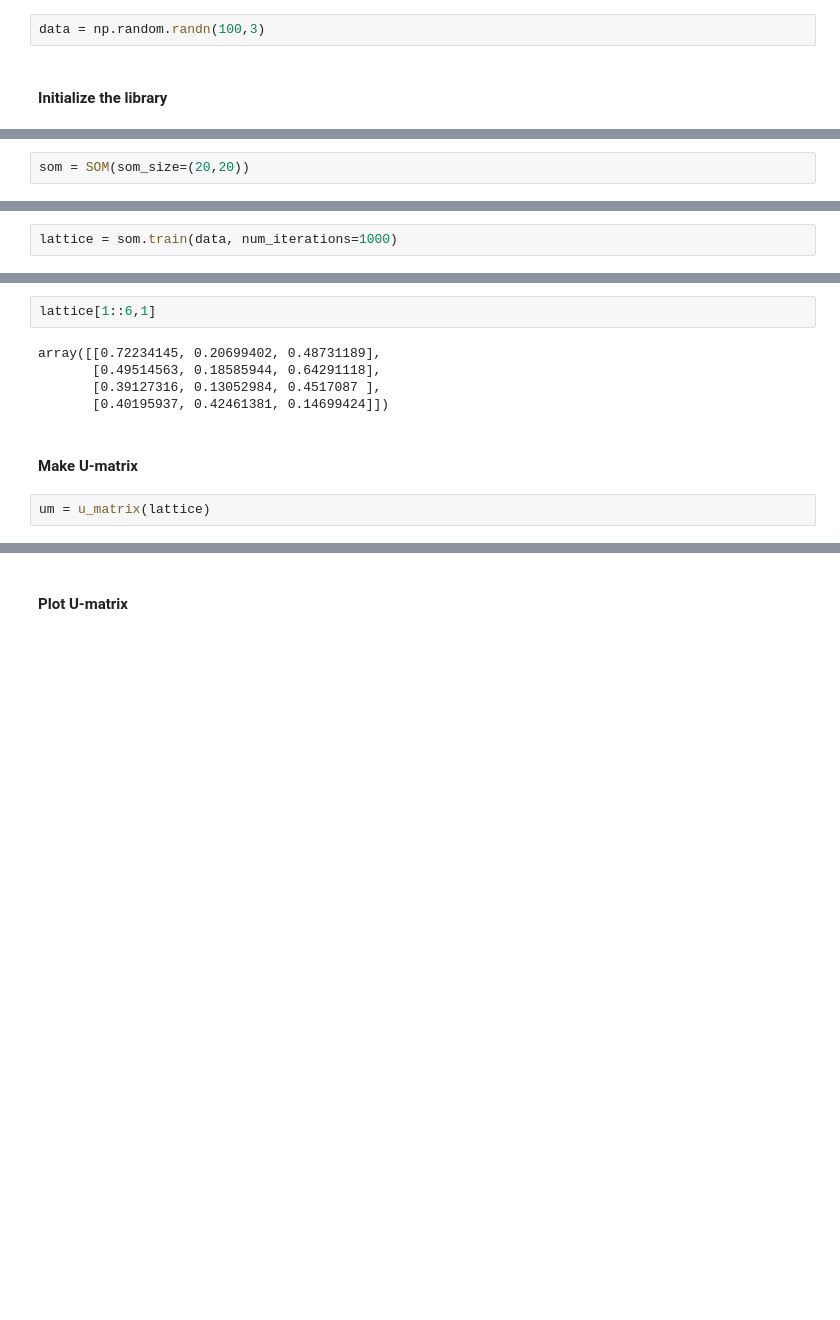
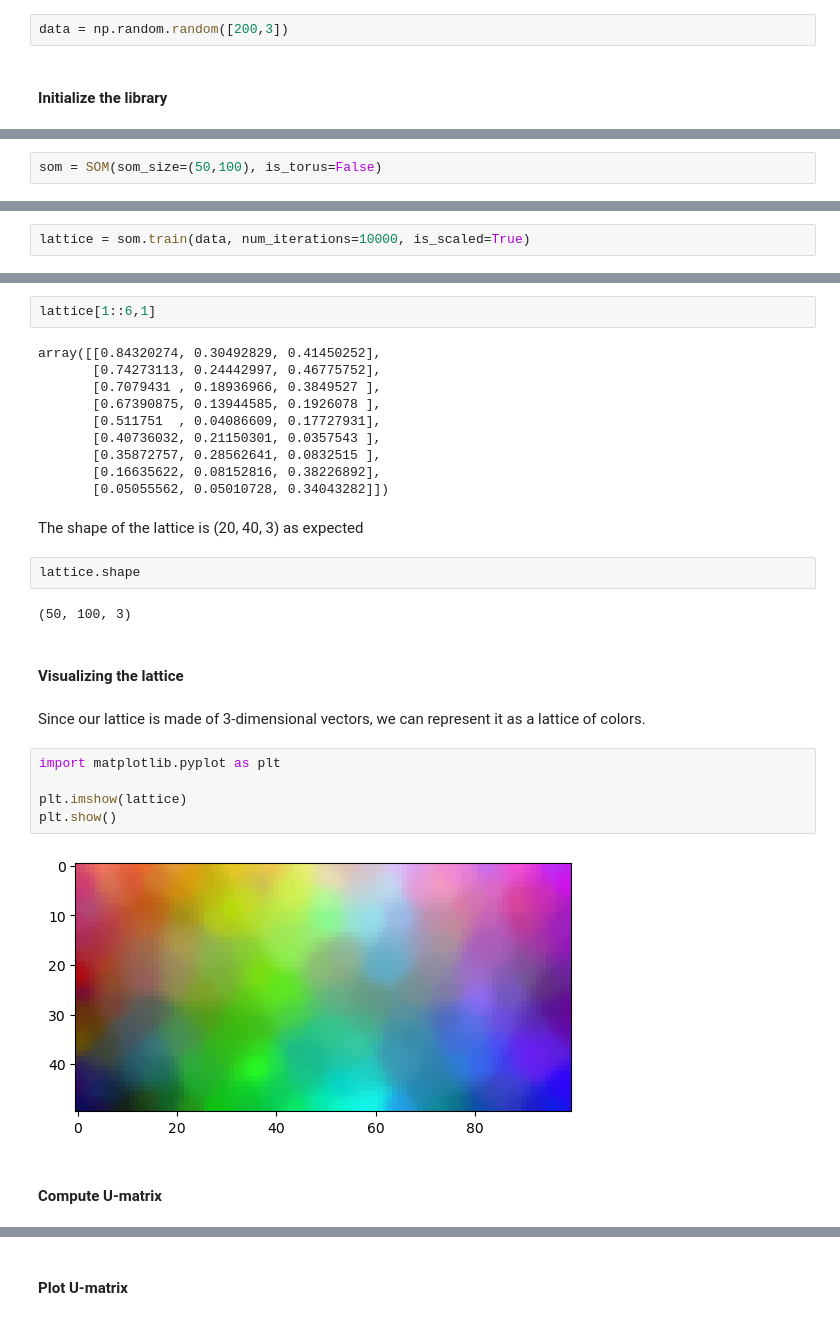
Before and after one commit to nmarincic/numbasom, a Jupyter notebook: index.ipynb, the cells around one changed output, grey strips where cells are left out. Saved outputs shown, nothing was run; the diff lists cells and outputs as text; blank space fills up the shorter version.

```diff
--- a/index.ipynb
+++ b/index.ipynb
@@ -24,4 +26,4 @@ from numbasom import SOM, u_matrix, plot_u_matrix
 # %%
-data = np.random.randn(100,3)
+data = np.random.random([200,3])
 # %% [markdown]
 #### Initialize the library
@@ -28,3 +32,3 @@ data = np.random.randn(100,3)
 # %%
-som = SOM(som_size=(20,20))
+som = SOM(som_size=(50,100), is_torus=False)
 # %% [markdown]
@@ -32,3 +38,3 @@ som = SOM(som_size=(20,20))
 # %%
-lattice = som.train(data, num_iterations=1000)
+lattice = som.train(data, num_iterations=10000, is_scaled=True)
 # %% [output]
@@ -39,11 +44,31 @@ SOM training took: 1.049132 seconds.
 # %%
 lattice[1::6,1]
 # %% [output]
-array([[0.72234145, 0.20699402, 0.48731189],
-       [0.49514563, 0.18585944, 0.64291118],
-       [0.39127316, 0.13052984, 0.4517087 ],
-       [0.40195937, 0.42461381, 0.14699424]])
+array([[0.84320274, 0.30492829, 0.41450252],
+       [0.74273113, 0.24442997, 0.46775752],
+       [0.7079431 , 0.18936966, 0.3849527 ],
+       [0.67390875, 0.13944585, 0.1926078 ],
+       [0.511751  , 0.04086609, 0.17727931],
+       [0.40736032, 0.21150301, 0.0357543 ],
+       [0.35872757, 0.28562641, 0.0832515 ],
+       [0.16635622, 0.08152816, 0.38226892],
+       [0.05055562, 0.05010728, 0.34043282]])
+# %% [markdown]
+The shape of the lattice is (20, 40, 3) as expected
+# %%
+lattice.shape
+# %% [output]
+(50, 100, 3)
+# %% [markdown]
+#### Visualizing the lattice
+# %% [markdown]
+Since our lattice is made of 3-dimensional vectors, we can represent it as a lattice of colors.
+# %%
+import matplotlib.pyplot as plt
+
+plt.imshow(lattice)
+plt.show()
+# %% [output]
+[figure, added]
 # %% [markdown]
-#### Make U-matrix
+#### Compute U-matrix
-# %%
-um = u_matrix(lattice)
```
Also changed, not shown: parts of 21 cells of this notebook, 10 other files.
